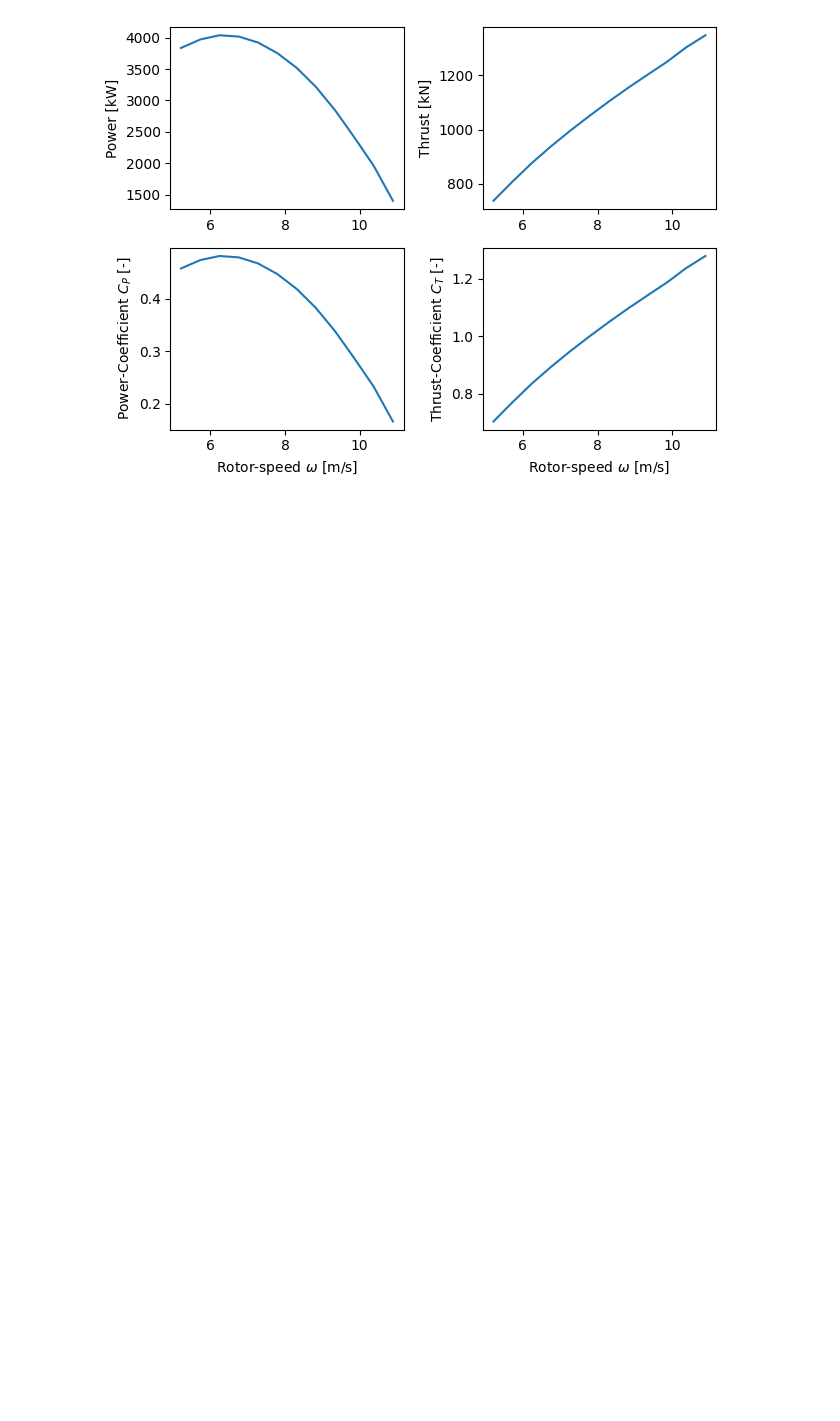
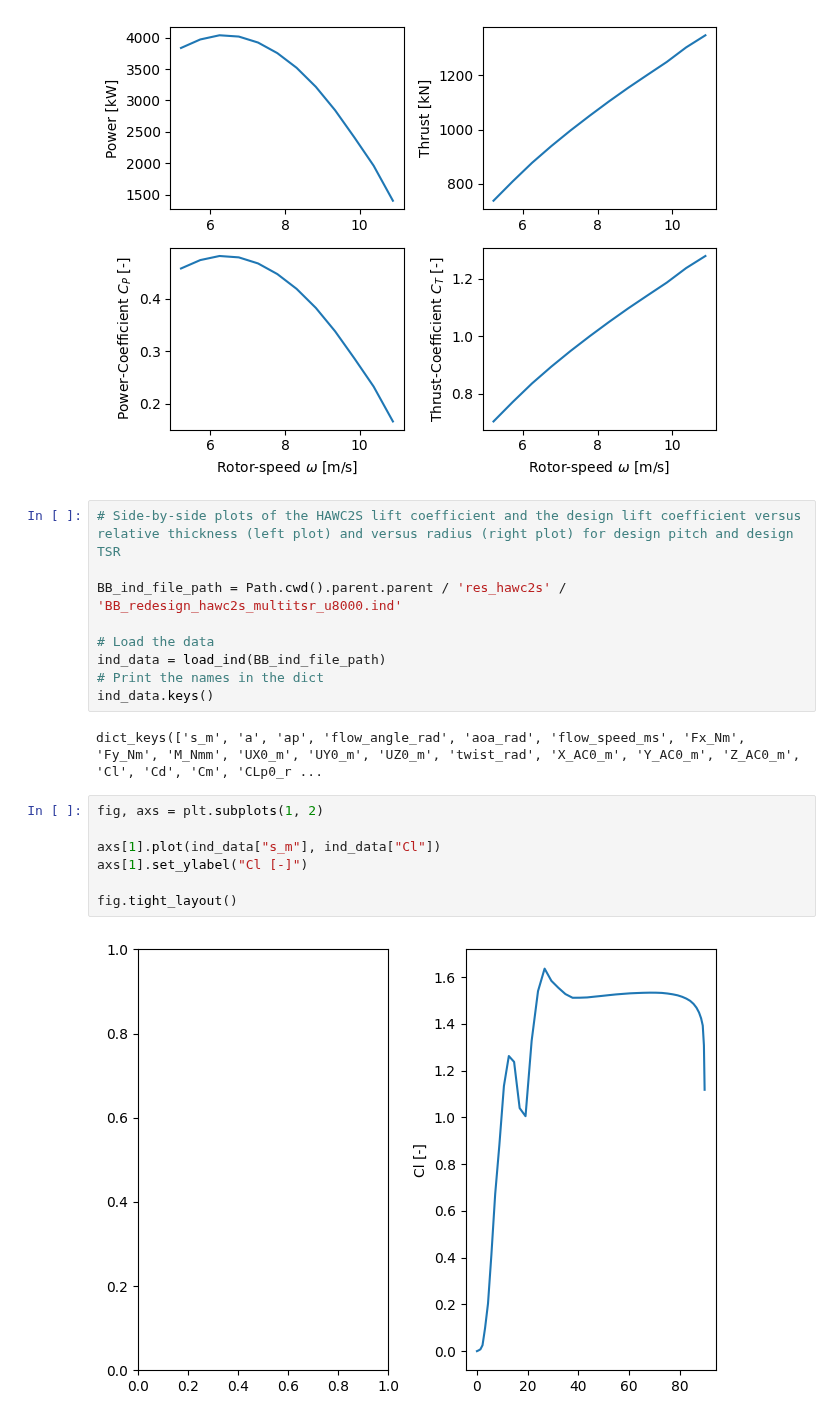
Before and after one commit to SpyrosAcheimastos/LAC, a Jupyter notebook: our_design/Assignment_1/Part3/Part_3_plotting.ipynb, the cells around one changed output. Saved outputs shown, nothing was run; the diff lists cells and outputs as text; blank space fills up the shorter version.

Commit message:
Results from Hawc2s uploaded here. Started with plotting graphs

```diff
--- a/our_design/Assignment_1/Part3/Part_3_plotting.ipynb
+++ b/our_design/Assignment_1/Part3/Part_3_plotting.ipynb
@@ -104,3 +104,23 @@ axs[1, 1].set_ylabel("Thrust-Coefficient $C_T$ [-]")
 fig.tight_layout()
 # %% [output]
 [figure]
+# %%
+# Side-by-side plots of the HAWC2S lift coefficient and the design lift coefficient versus relative thickness (left plot) and versus radius (right plot) for design pitch and design TSR
+
+BB_ind_file_path = Path.cwd().parent.parent / 'res_hawc2s' / 'BB_redesign_hawc2s_multitsr_u8000.ind'
+
+# Load the data
+ind_data = load_ind(BB_ind_file_path)
+# Print the names in the dict
+ind_data.keys()
+# %% [output]
+dict_keys(['s_m', 'a', 'ap', 'flow_angle_rad', 'aoa_rad', 'flow_speed_ms', 'Fx_Nm', 'Fy_Nm', 'M_Nmm', 'UX0_m', 'UY0_m', 'UZ0_m', 'twist_rad', 'X_AC0_m', 'Y_AC0_m', 'Z_AC0_m', 'Cl', 'Cd', 'Cm', 'CLp0_r ...
+# %%
+fig, axs = plt.subplots(1, 2)
+
+axs[1].plot(ind_data["s_m"], ind_data["Cl"])
+axs[1].set_ylabel("Cl [-]")
+
+fig.tight_layout()
+# %% [output]
+[figure, added]
```
Also changed, not shown: 4 other files.
